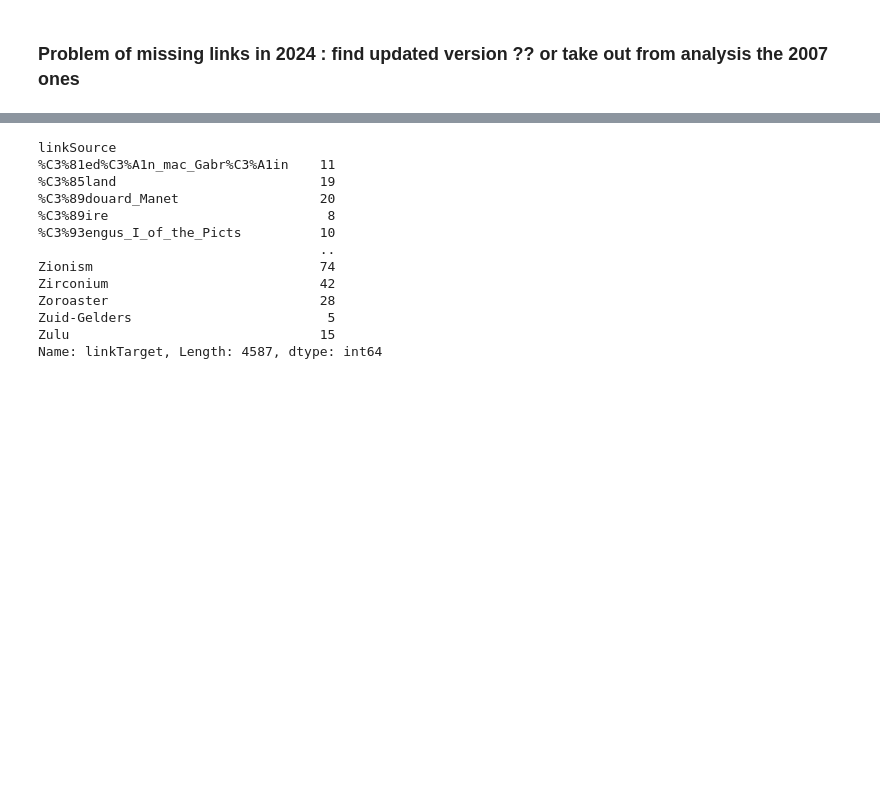
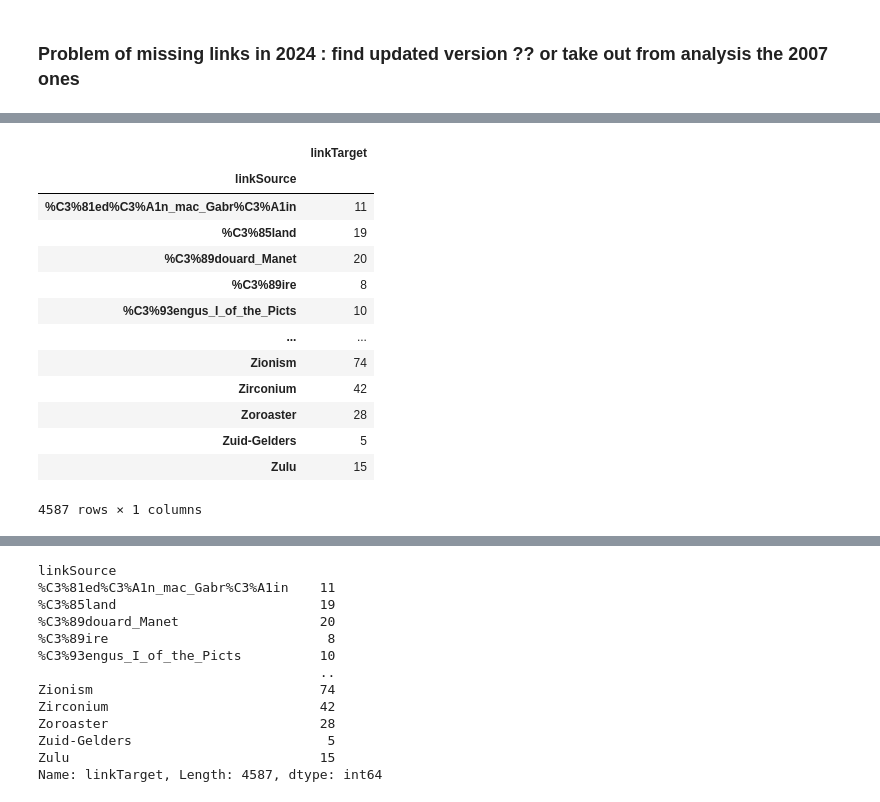
Before and after one commit to epfl-ada/ada-2024-project-outlier-1, a Jupyter notebook: Wikipedia_comparison.ipynb, the cells around one changed output, grey strips where cells are left out. Saved outputs shown, nothing was run; the diff lists cells and outputs as text; code cells hidden in the pictures; blank space fills up the shorter version.

```diff
--- a/Wikipedia_comparison.ipynb
+++ b/Wikipedia_comparison.ipynb
@@ -41,3 +91,20 @@ We can observe a big increase in the total average number of links in 2024, whic
+# %%
+summary2007.count()
+# %% [output]
+|  | linkTarget |
+| linkSource |  |
+| %C3%81ed%C3%A1n_mac_Gabr%C3%A1in | 11 |
+| %C3%85land | 19 |
+| %C3%89douard_Manet | 20 |
+| %C3%89ire | 8 |
+| %C3%93engus_I_of_the_Picts | 10 |
+| ... | ... |
+| Zionism | 74 |
+| Zirconium | 42 |
+| Zoroaster | 28 |
+| Zuid-Gelders | 5 |
+| Zulu | 15 |
+4587 rows × 1 columns
 # %%
 plt.bar( height=summary2007.count())
 # plt.bar(x = summary2007.count().index.tolist(), height=summary2007.count())
```
Also changed, not shown: parts of 9 cells of this notebook.
